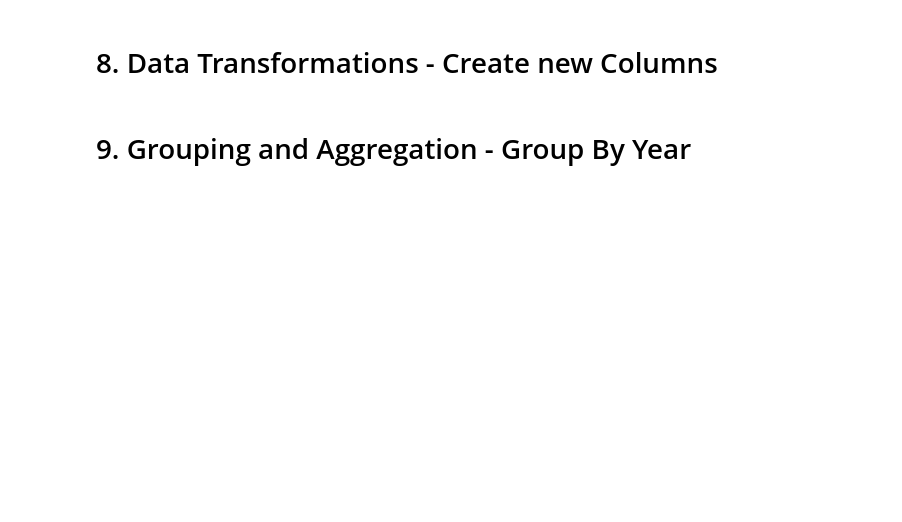
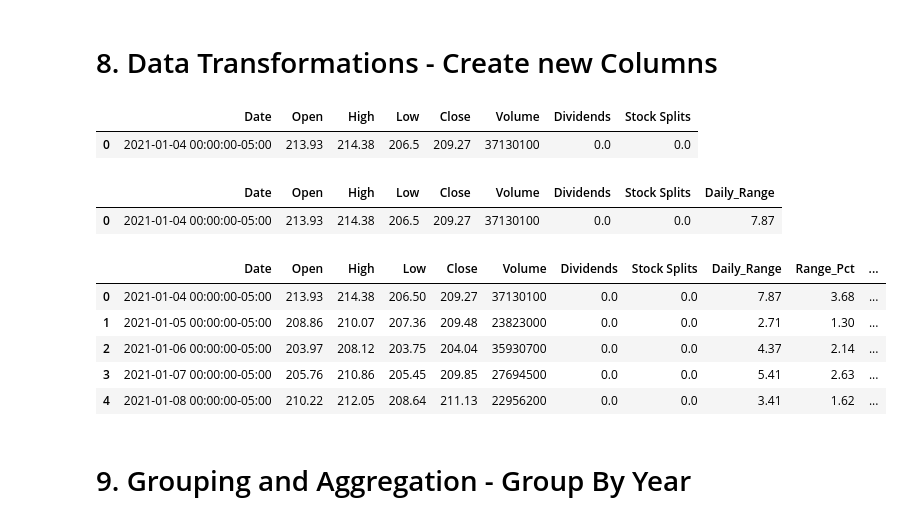
Before and after one commit to kuruscufatih/applied-finance-python, a Jupyter notebook: 0_learning_python/python_advanced/learning_pandas.ipynb, the cells around one changed output. Cells and saved outputs as stored; diff of their text form; code cells hidden in the pictures; blank space fills up the shorter version.

```diff
--- a/0_learning_python/python_advanced/learning_pandas.ipynb
+++ b/0_learning_python/python_advanced/learning_pandas.ipynb
@@ -190,6 +381,16 @@ print("Last trading day:")
 df.iloc[-1]
 # %% [markdown]
 # 8. Data Transformations - Create new Columns
+# %%
+df.head(1)
+# %% [output]
+|  | Date | Open | High | Low | Close | Volume | Dividends | Stock Splits |
+| 0 | 2021-01-04 00:00:00-05:00 | 213.93 | 214.38 | 206.5 | 209.27 | 37130100 | 0.0 | 0.0 |
+# %%
+df_transform.head(1)
+# %% [output]
+|  | Date | Open | High | Low | Close | Volume | Dividends | Stock Splits | Daily_Range |
+| 0 | 2021-01-04 00:00:00-05:00 | 213.93 | 214.38 | 206.5 | 209.27 | 37130100 | 0.0 | 0.0 | 7.87 |
 # %%
 # Create a copy to work with
 df_transform = df.copy()
@@ -208,2 +409,11 @@ df_transform[['Date', 'Open', 'High', 'Low', 'Close', 'Daily_Range', 'Range_Pct'
+# %%
+df_transform.head()
+# %% [output]
+|  | Date | Open | High | Low | Close | Volume | Dividends | Stock Splits | Daily_Range | Range_Pct | ... |
+| 0 | 2021-01-04 00:00:00-05:00 | 213.93 | 214.38 | 206.50 | 209.27 | 37130100 | 0.0 | 0.0 | 7.87 | 3.68 | ... |
+| 1 | 2021-01-05 00:00:00-05:00 | 208.86 | 210.07 | 207.36 | 209.48 | 23823000 | 0.0 | 0.0 | 2.71 | 1.30 | ... |
+| 2 | 2021-01-06 00:00:00-05:00 | 203.97 | 208.12 | 203.75 | 204.04 | 35930700 | 0.0 | 0.0 | 4.37 | 2.14 | ... |
+| 3 | 2021-01-07 00:00:00-05:00 | 205.76 | 210.86 | 205.45 | 209.85 | 27694500 | 0.0 | 0.0 | 5.41 | 2.63 | ... |
+| 4 | 2021-01-08 00:00:00-05:00 | 210.22 | 212.05 | 208.64 | 211.13 | 22956200 | 0.0 | 0.0 | 3.41 | 1.62 | ... |
 # %% [markdown]
 # 9. Grouping and Aggregation - Group By Year
```
Also changed, not shown: parts of 26 cells of this notebook, 2 other files.
